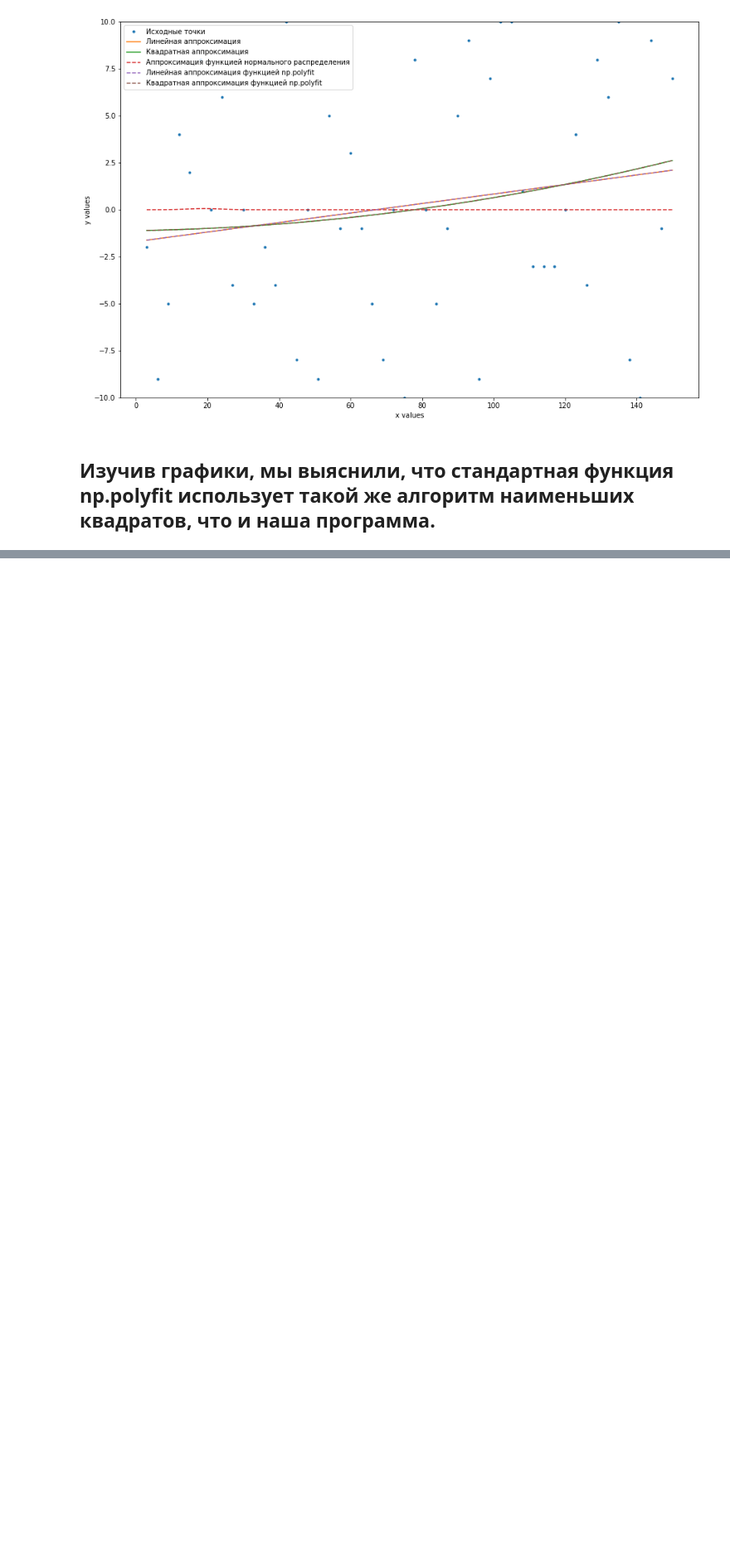
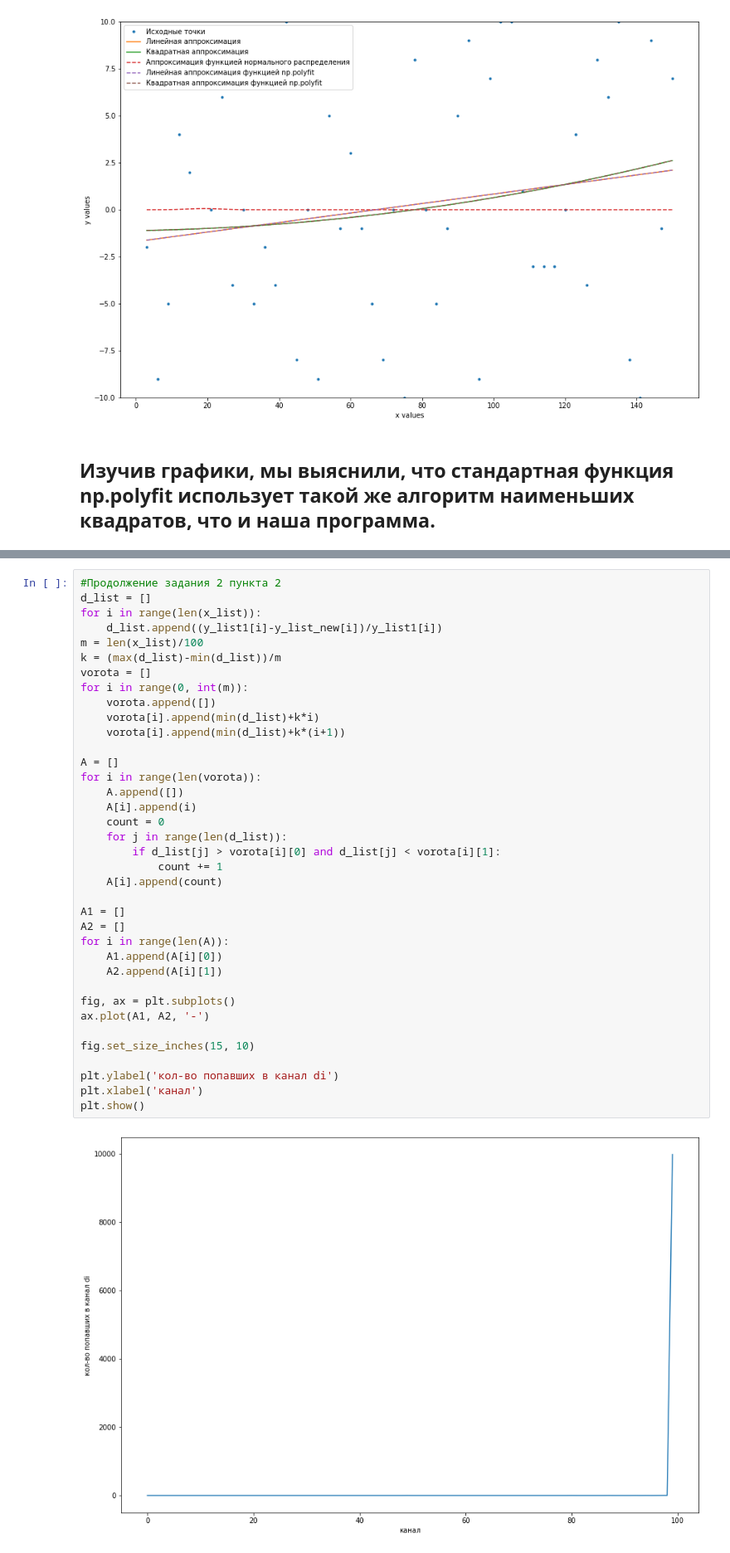
Before and after one commit to lokom19/Numeric-methods-Task-4, a Jupyter notebook: Задача 4.ipynb, the cells around one changed output, grey strips where cells are left out. Shown at 83% size. Drawn from its saved outputs; the diff is of its cells as text; blank space fills up the shorter version.

```diff
--- a/Задача 4.ipynb
+++ b/Задача 4.ipynb
@@ -376,0 +432,39 @@ plt.show()
+# %%
+#Продолжение задания 2 пункта 2
+d_list = []
+for i in range(len(x_list)):
+    d_list.append((y_list1[i]-y_list_new[i])/y_list1[i])
+m = len(x_list)/100
+k = (max(d_list)-min(d_list))/m
+vorota = []
+for i in range(0, int(m)):
+    vorota.append([])
+    vorota[i].append(min(d_list)+k*i)
+    vorota[i].append(min(d_list)+k*(i+1))
+
+A = []
+for i in range(len(vorota)):
+    A.append([])
+    A[i].append(i)
+    count = 0
+    for j in range(len(d_list)):
+        if d_list[j] > vorota[i][0] and d_list[j] < vorota[i][1]:
+            count += 1
+    A[i].append(count)
+
+A1 = []
+A2 = []
+for i in range(len(A)):
+    A1.append(A[i][0])
+    A2.append(A[i][1])
+
+fig, ax = plt.subplots()
+ax.plot(A1, A2, '-')
+
+fig.set_size_inches(15, 10)
+
+plt.ylabel('кол-во попавших в канал di')
+plt.xlabel('канал')
+plt.show()
+# %% [output]
+[figure, added]
```
Also changed, not shown: parts of 2 cells of this notebook.
